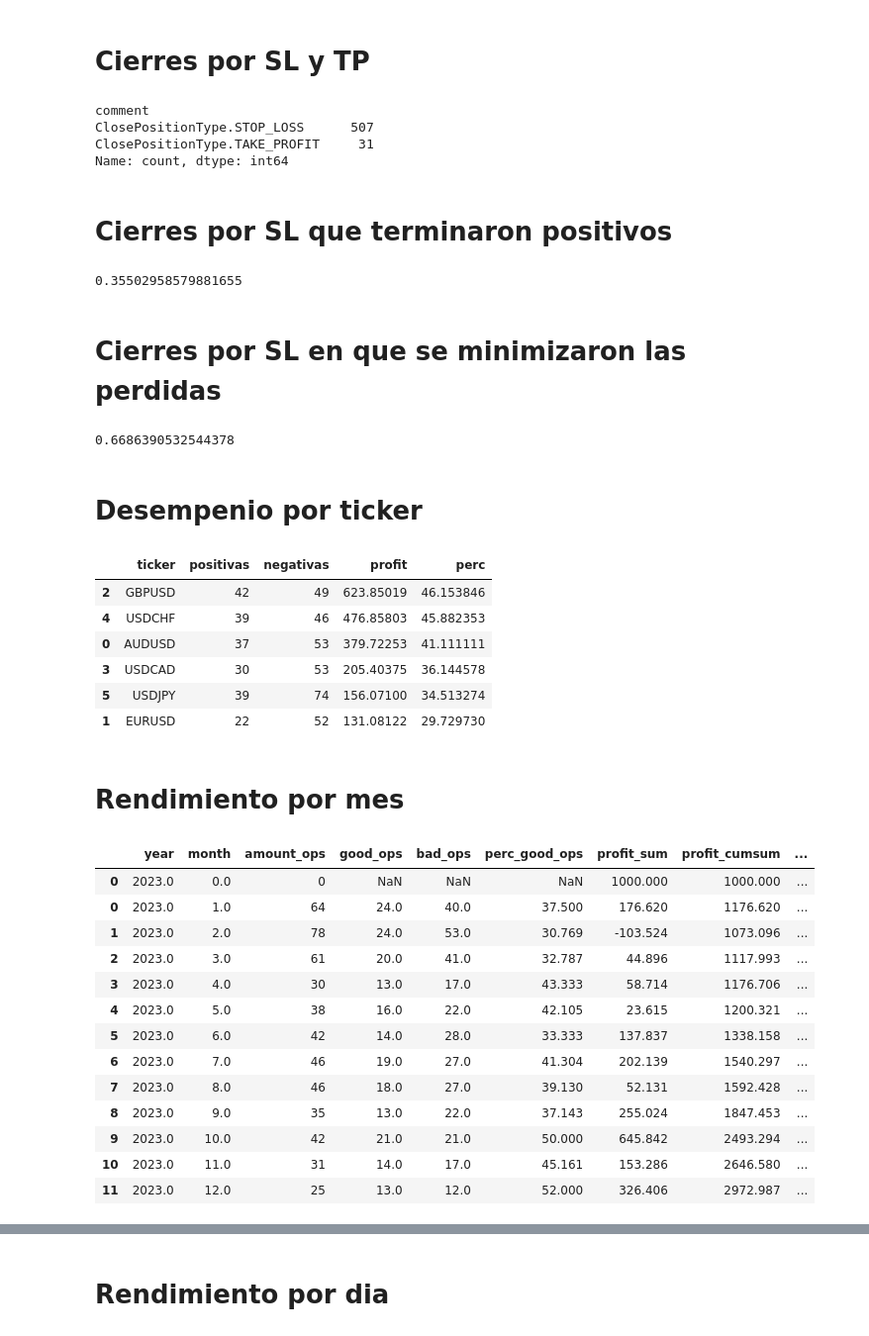
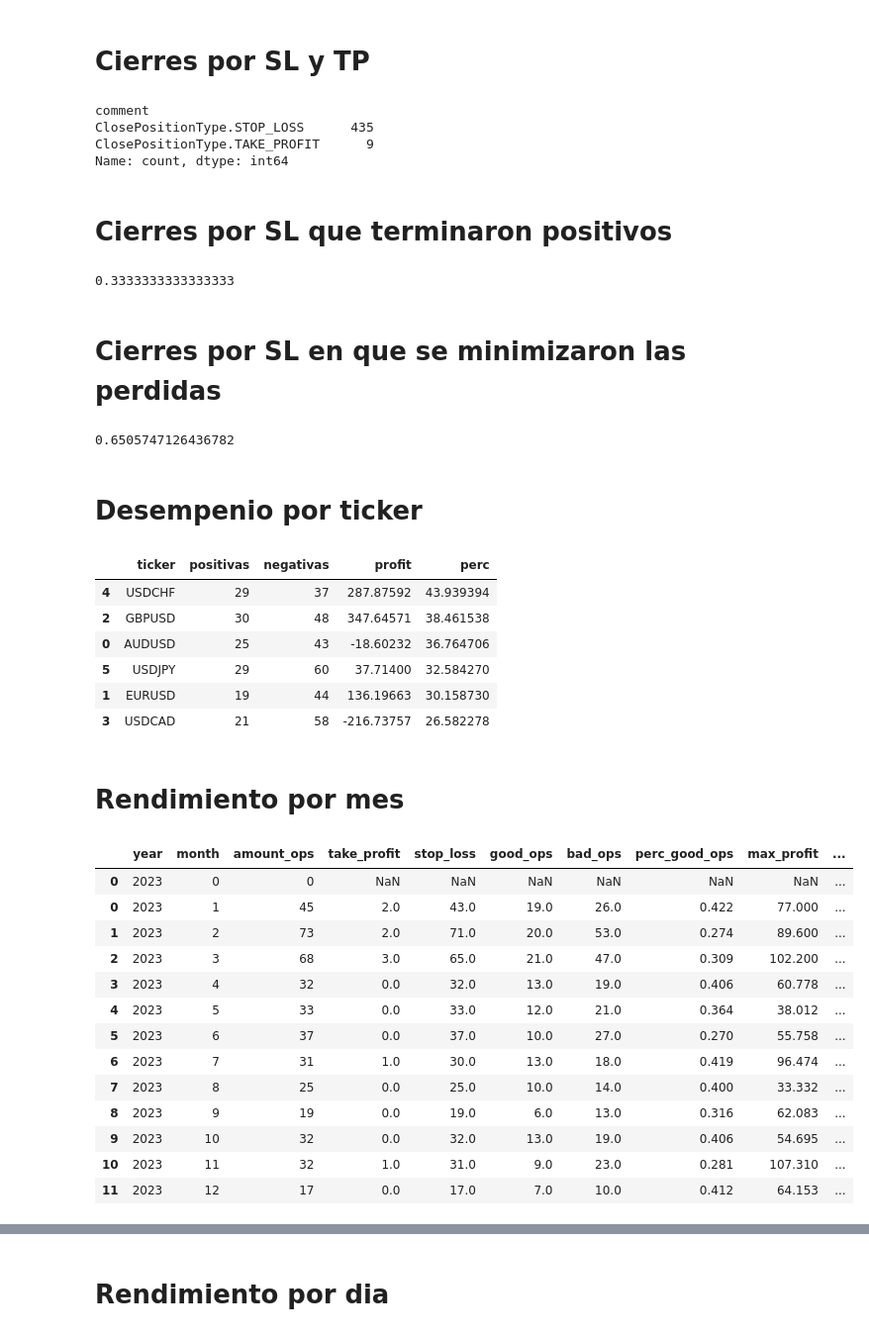
Before and after one commit to SaidJacobo/forex_ml_bot, a Jupyter notebook: Check results.ipynb, the cells around one changed output, grey strips where cells are left out. Shown at 99% size. Drawn from its saved outputs; the diff is of its cells as text; code cells hidden in the pictures.

```diff
--- a/Check results.ipynb
+++ b/Check results.ipynb
@@ -43,6 +43,11 @@ def plot_confusion_matrix(y_true, y_pred, classes,
     plt.ylabel('Etiqueta Verdadera')
     plt.xlabel('Etiqueta Predicha')
     plt.tight_layout()
+# %%
+with open('configs/project_config.yml', 'r') as archivo:
+    config = yaml.safe_load(archivo)
+
+initial_wallet_value = config['start_money']
 # %%
 # path = 'Mode_train-Model_gradient_boosting-TrainWw_480-TrainPd_24-TradingStgy_bband_strategy-PeriodsFwTg_5-SL_10-RR_2-UseDaysClose_False'
 # path = 'Mode_train-Model_random_forest-TrainWw_960-TrainPd_24-TradingStgy_bband_strategy-PeriodsFwTg_5-SL_15-RR_3-UseDaysClose_False'
@@ -50,7 +55,7 @@ def plot_confusion_matrix(y_true, y_pred, classes,
 # path = 'Mode_train-Model_gradient_boosting-TrainWw_960-TrainPd_24-TradingStgy_bband_strategy-PeriodsFwTg_10-SL_15-RR_3-UseDaysClose_False'
 # path = 'Mode_train-Model_gradient_boosting-TrainWw_960-TrainPd_24-TradingStgy_bband_strategy-PeriodsFwTg_10-SL_20-RR_4-UseDaysClose_False'
 
-path = 'Mode_train-Model_gradient_boosting-TrainWw_960-TrainPd_24-TradingStgy_bband_strategy-PeriodsFwTg_10-SL_20-RR_5-UseDaysClose_False'
+path = 'Mode_train-Model_gradient_boosting-TrainWw_960-TrainPd_24-TradingStgy_bband_strategy-PeriodsFwTg_10-SL_20-RR_7-UseDaysClose_False_noround'
 
 orders = pd.read_csv(os.path.join('./backbone/data/backtest/experiments', path, 'orders.csv'))
 wallet = pd.read_csv(os.path.join('./backbone/data/backtest/experiments', path, 'wallet.csv'))
@@ -77,3 +82,5 @@ orders.head(50)
+# %%
+orders = orders.sort_values(by='close_time')
 # %% [markdown]
 # Cantidad de compras y ventas
 # %%
@@ -89,21 +96,21 @@ Name: count, dtype: int64
 orders.comment.value_counts()
 # %% [output]
 comment
-ClosePositionType.STOP_LOSS      507
-ClosePositionType.TAKE_PROFIT     31
+ClosePositionType.STOP_LOSS      435
+ClosePositionType.TAKE_PROFIT      9
 Name: count, dtype: int64
 # %% [markdown]
 # Cierres por SL que terminaron positivos
 # %%
 orders[(orders['comment']=='ClosePositionType.STOP_LOSS') & (orders['profit']>=0)].shape[0] / orders[(orders['comment']=='ClosePositionType.STOP_LOSS')].shape[0]
 # %% [output]
-0.35502958579881655
+0.3333333333333333
 # %% [markdown]
 # Cierres por SL en que se minimizaron las perdidas
 # %%
 orders[(orders['comment']=='ClosePositionType.STOP_LOSS') & (orders['last_price']!=orders['open_price'])].shape[0] / orders[(orders['comment']=='ClosePositionType.STOP_LOSS')].shape[0]
 # %% [output]
-0.6686390532544378
+0.6505747126436782
 # %% [markdown]
 # Desempenio por ticker
 # %%
@@ -117,16 +124,16 @@ orders_by_ticker['perc'] = (orders_by_ticker['positivas'] / (orders_by_ticker['p
 orders_by_ticker.sort_values(by='perc', ascending=False)
 # %% [output]
 |  | ticker | positivas | negativas | profit | perc |
-| 2 | GBPUSD | 42 | 49 | 623.85019 | 46.153846 |
-| 4 | USDCHF | 39 | 46 | 476.85803 | 45.882353 |
-| 0 | AUDUSD | 37 | 53 | 379.72253 | 41.111111 |
-| 3 | USDCAD | 30 | 53 | 205.40375 | 36.144578 |
-| 5 | USDJPY | 39 | 74 | 156.07100 | 34.513274 |
-| 1 | EURUSD | 22 | 52 | 131.08122 | 29.729730 |
+| 4 | USDCHF | 29 | 37 | 287.87592 | 43.939394 |
+| 2 | GBPUSD | 30 | 48 | 347.64571 | 38.461538 |
+| 0 | AUDUSD | 25 | 43 | -18.60232 | 36.764706 |
+| 5 | USDJPY | 29 | 60 | 37.71400 | 32.584270 |
+| 1 | EURUSD | 19 | 44 | 136.19663 | 30.158730 |
+| 3 | USDCAD | 21 | 58 | -216.73757 | 26.582278 |
 # %% [markdown]
 # Rendimiento por mes
 # %%
-orders_per_month = orders[['close_time','profit']].copy()
+orders_per_month = orders[['close_time','profit', 'comment']].copy()
 orders_per_month['close_time'] = pd.to_datetime(orders_per_month['close_time'])
 orders_per_month['year'] = orders_per_month['close_time'].dt.year
 orders_per_month['month'] = orders_per_month['close_time'].dt.month
@@ -136,47 +143,53 @@ orders_per_month['day'] = orders_per_month['close_time'].dt.day
 orders_per_month_gb = orders_per_month.groupby(by=['year','month']).agg(
     amount_ops=('profit', 'count'),
     good_ops=('profit', lambda x: (x > 0).sum()),
     bad_ops=('profit', lambda x: (x < 0).sum()),
+    take_profit=('comment', lambda x: (x == 'ClosePositionType.TAKE_PROFIT').sum()),
+    stop_loss=('comment', lambda x: (x == 'ClosePositionType.STOP_LOSS').sum()),
     profit_sum=('profit', 'sum'),
+    max_profit=('profit', 'max'),
 
 ).reset_index()
 
 orders_per_month_gb = pd.concat([
-    pd.DataFrame({'year':[2023], 'month':[0],'amount_ops':[0], 'profit_sum':[1000]}),
+    pd.DataFrame({'year':[2023], 'month':[0],'amount_ops':[0], 'profit_sum':[initial_wallet_value]}),
     orders_per_month_gb
 ])
 
 orders_per_month_gb['profit_cumsum'] = orders_per_month_gb['profit_sum'].cumsum()
 
-orders_per_month_gb['perc_change'] = ((orders_per_month_gb['profit_cumsum'] - orders_per_month_gb['profit_cumsum'].shift(1)) / orders_per_month_gb['profit_cumsum'])
+orders_per_month_gb['perc_change'] = ((orders_per_month_gb['profit_cumsum'] - orders_per_month_gb['profit_cumsum'].shift(1)) / orders_per_month_gb['profit_cumsum'].shift(1))
 
 orders_per_month_gb['perc_change'] = orders_per_month_gb['perc_change'].round(3)
 
-orders_per_month_gb['perc_good_ops'] = (orders_per_month_gb['good_ops'] / orders_per_month_gb['amount_ops']) * 100
+orders_per_month_gb['perc_good_ops'] = (orders_per_month_gb['good_ops'] / orders_per_month_gb['amount_ops'])
 
 orders_per_month_gb[[
     'year',
     'month',
     'amount_ops',
+    'take_profit',
+    'stop_loss',
     'good_ops',
     'bad_ops',
     'perc_good_ops',
+    'max_profit',
     'profit_sum',
     'profit_cumsum',
     'perc_change',
 ]].round(3)
 # %% [output]
-|  | year | month | amount_ops | good_ops | bad_ops | perc_good_ops | profit_sum | profit_cumsum | ... |
-| 0 | 2023.0 | 0.0 | 0 | NaN | NaN | NaN | 1000.000 | 1000.000 | ... |
-| 0 | 2023.0 | 1.0 | 64 | 24.0 | 40.0 | 37.500 | 176.620 | 1176.620 | ... |
-| 1 | 2023.0 | 2.0 | 78 | 24.0 | 53.0 | 30.769 | -103.524 | 1073.096 | ... |
-| 2 | 2023.0 | 3.0 | 61 | 20.0 | 41.0 | 32.787 | 44.896 | 1117.993 | ... |
-| 3 | 2023.0 | 4.0 | 30 | 13.0 | 17.0 | 43.333 | 58.714 | 1176.706 | ... |
-| 4 | 2023.0 | 5.0 | 38 | 16.0 | 22.0 | 42.105 | 23.615 | 1200.321 | ... |
-| 5 | 2023.0 | 6.0 | 42 | 14.0 | 28.0 | 33.333 | 137.837 | 1338.158 | ... |
-| 6 | 2023.0 | 7.0 | 46 | 19.0 | 27.0 | 41.304 | 202.139 | 1540.297 | ... |
-| 7 | 2023.0 | 8.0 | 46 | 18.0 | 27.0 | 39.130 | 52.131 | 1592.428 | ... |
-| 8 | 2023.0 | 9.0 | 35 | 13.0 | 22.0 | 37.143 | 255.024 | 1847.453 | ... |
-| 9 | 2023.0 | 10.0 | 42 | 21.0 | 21.0 | 50.000 | 645.842 | 2493.294 | ... |
-| 10 | 2023.0 | 11.0 | 31 | 14.0 | 17.0 | 45.161 | 153.286 | 2646.580 | ... |
-| 11 | 2023.0 | 12.0 | 25 | 13.0 | 12.0 | 52.000 | 326.406 | 2972.987 | ... |
+|  | year | month | amount_ops | take_profit | stop_loss | good_ops | bad_ops | perc_good_ops | max_profit | ... |
+| 0 | 2023 | 0 | 0 | NaN | NaN | NaN | NaN | NaN | NaN | ... |
+| 0 | 2023 | 1 | 45 | 2.0 | 43.0 | 19.0 | 26.0 | 0.422 | 77.000 | ... |
+| 1 | 2023 | 2 | 73 | 2.0 | 71.0 | 20.0 | 53.0 | 0.274 | 89.600 | ... |
+| 2 | 2023 | 3 | 68 | 3.0 | 65.0 | 21.0 | 47.0 | 0.309 | 102.200 | ... |
+| 3 | 2023 | 4 | 32 | 0.0 | 32.0 | 13.0 | 19.0 | 0.406 | 60.778 | ... |
+| 4 | 2023 | 5 | 33 | 0.0 | 33.0 | 12.0 | 21.0 | 0.364 | 38.012 | ... |
+| 5 | 2023 | 6 | 37 | 0.0 | 37.0 | 10.0 | 27.0 | 0.270 | 55.758 | ... |
+| 6 | 2023 | 7 | 31 | 1.0 | 30.0 | 13.0 | 18.0 | 0.419 | 96.474 | ... |
+| 7 | 2023 | 8 | 25 | 0.0 | 25.0 | 10.0 | 14.0 | 0.400 | 33.332 | ... |
+| 8 | 2023 | 9 | 19 | 0.0 | 19.0 | 6.0 | 13.0 | 0.316 | 62.083 | ... |
+| 9 | 2023 | 10 | 32 | 0.0 | 32.0 | 13.0 | 19.0 | 0.406 | 54.695 | ... |
+| 10 | 2023 | 11 | 32 | 1.0 | 31.0 | 9.0 | 23.0 | 0.281 | 107.310 | ... |
+| 11 | 2023 | 12 | 17 | 0.0 | 17.0 | 7.0 | 10.0 | 0.412 | 64.153 | ... |
```
Also changed, not shown: parts of 24 cells of this notebook, 14 other files.
